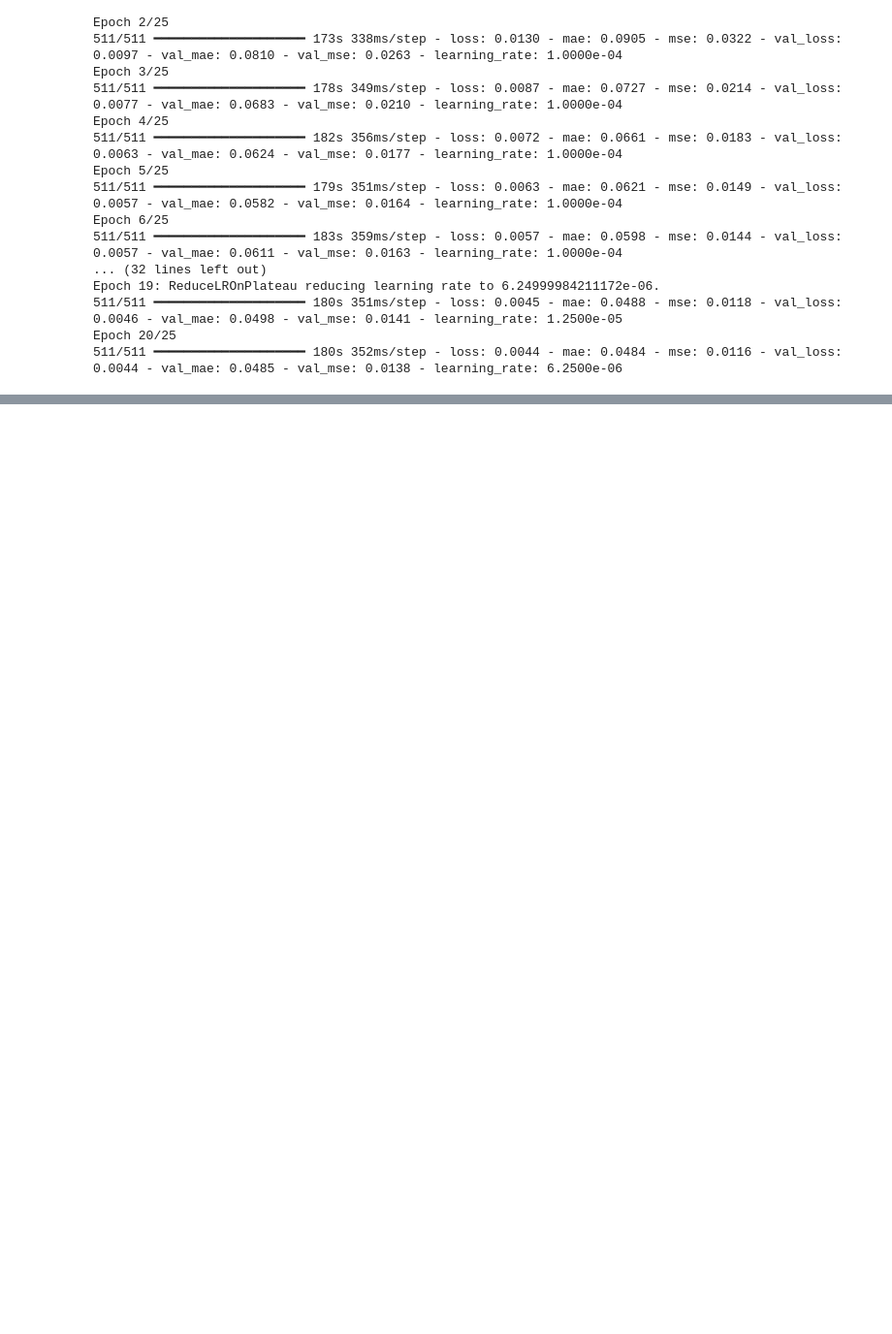
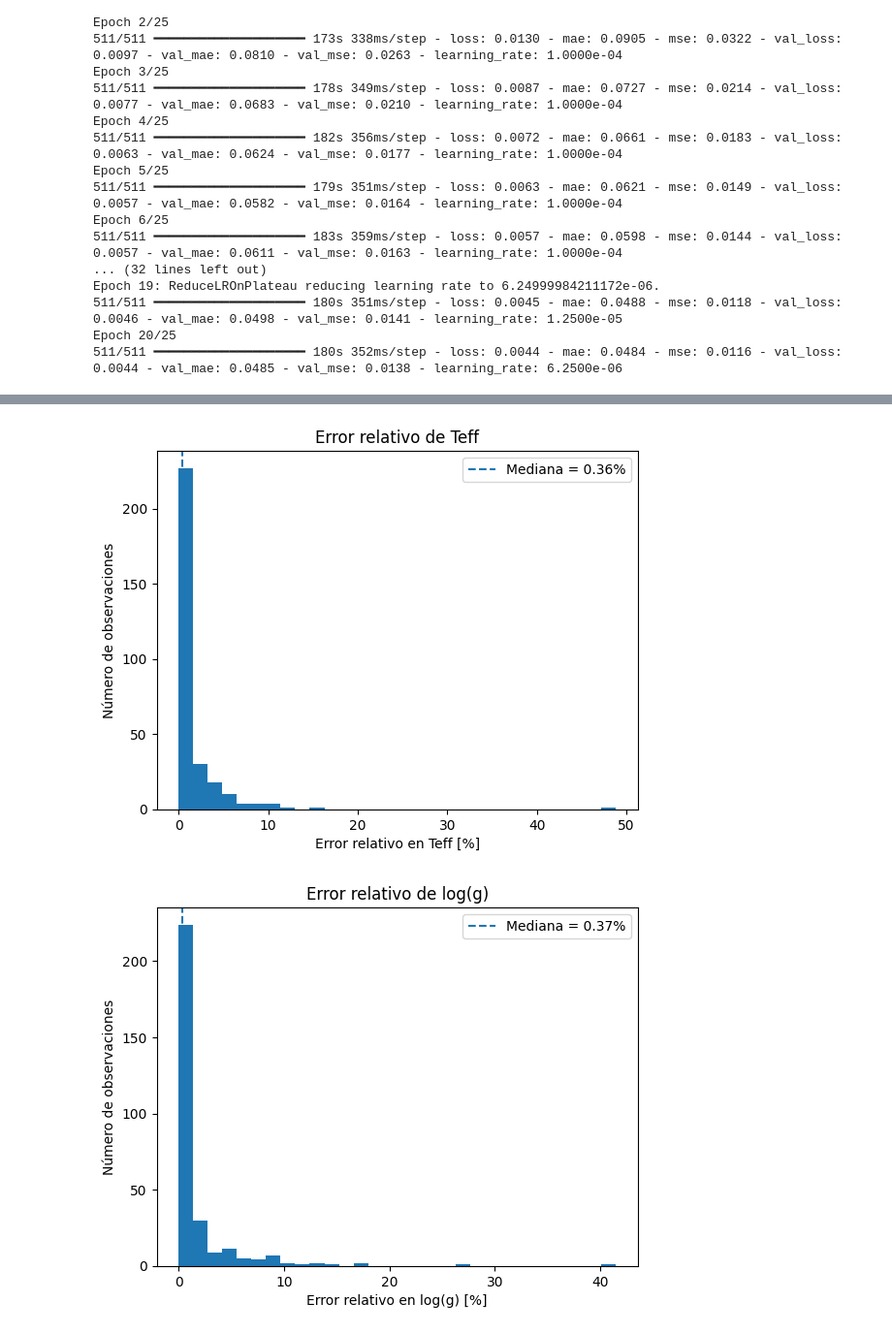
Before and after one commit to javier-cacho-master-ai/trabajo-fin-master, a Jupyter notebook: solution/models/model-training-RNN.ipynb, the cells around one changed output, grey strips where cells are left out. Shown at 97% size. Drawn from its saved outputs; the diff is of its cells as text; code cells hidden in the pictures; blank space fills up the shorter version.

Commit message:
ispec for rnn

```diff
--- a/solution/models/model-training-RNN.ipynb
+++ b/solution/models/model-training-RNN.ipynb
@@ -557,3 +557,6 @@ Epoch 19: ReduceLROnPlateau reducing learning rate to 6.24999984211172e-06.
 511/511 ━━━━━━━━━━━━━━━━━━━━ 180s 351ms/step - loss: 0.0045 - mae: 0.0488 - mse: 0.0118 - val_loss: 0.0046 - val_mae: 0.0498 - val_mse: 0.0141 - learning_rate: 1.2500e-05
 Epoch 20/25
 511/511 ━━━━━━━━━━━━━━━━━━━━ 180s 352ms/step - loss: 0.0044 - mae: 0.0484 - mse: 0.0116 - val_loss: 0.0044 - val_mae: 0.0485 - val_mse: 0.0138 - learning_rate: 6.2500e-06
+# %%
+y_pred_norm= model_rnn_5.predict(X_test_norm_median_spec)
+y_pred_spec = y_pred_norm* y_scale_test
@@ -559,0 +582,3 @@ Epoch 20/25
+# %%
+# Cargamos Resources
+resources = load_ispec_resources()
@@ -559,0 +587,23 @@ Epoch 20/25
+# %%
+from astropy.table import Table
+# Cargamos la tabla de Gaia guardada en local
+gaia_data_path = Path("../data/gaia_data.ecsv")
+
+gaia_data_table = Table.read(
+    gaia_data_path,
+    format="ascii.ecsv"
+)
+
+# Pasamos a dataframe
+gaia_data_df = gaia_data_table.to_pandas()
+# %%
+# Analizamos y devolvemos DF con valores ajustados a los espectros
+results_df_rnn = analyze_sample_real_vs_pred(
+    y_test,
+    y_pred_spec,
+    X_id_test,
+    gaia_data_df,
+    sdss_wavelength,
+    resources,
+    sample_size=300
+)
@@ -559,0 +656,5 @@ Epoch 20/25
+# %%
+error_df_rnn = analyze_ispec_errors(results_df_rnn)
+# %% [output]
+[figure, added]
+[figure, added]
```
Also changed, not shown: parts of 6 cells of this notebook.
